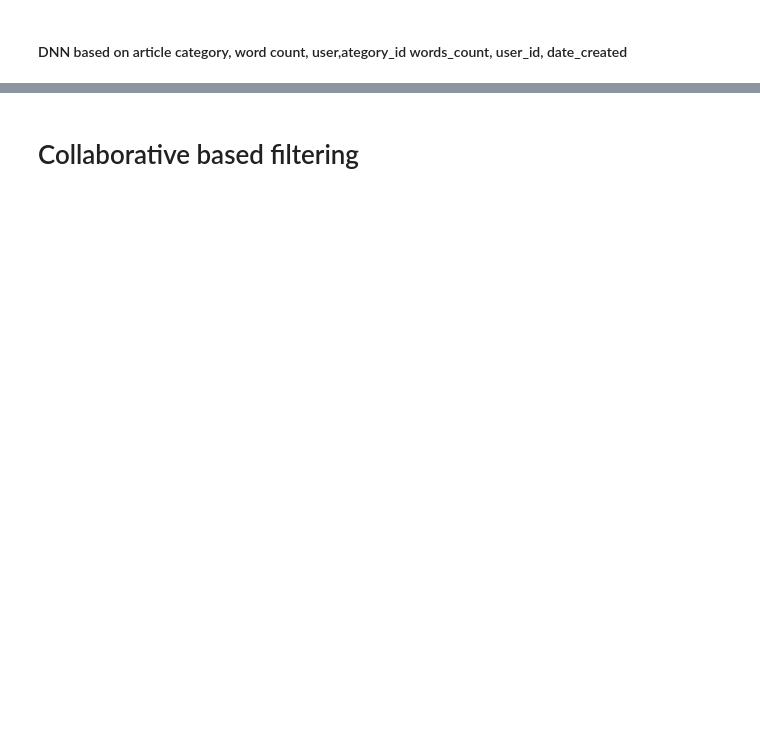
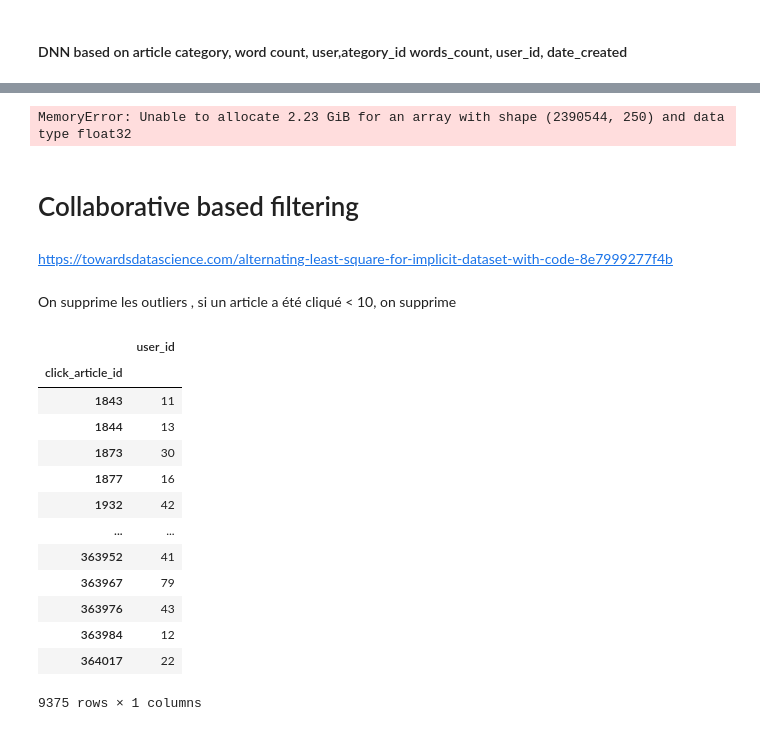
Before and after one commit to Trilian/projet9, a Jupyter notebook: Preprocessing.ipynb, the cells around one changed output, grey strips where cells are left out. Saved outputs shown, nothing was run; the diff lists cells and outputs as text; code cells hidden in the pictures; blank space fills up the shorter version.

Commit message:
modeles finals CF based et collaborative based

```diff
--- a/Preprocessing.ipynb
+++ b/Preprocessing.ipynb
@@ -184,4 +243,14 @@ model.summary()
 # %%
 import multiprocessing
-_max=reordered['words_count'].max()
-model.fit([users,reordered['category_id'],reordered['words_count'].apply(lambda x: x/_max),reordered['created_at_ts'].to_numpy().reshape( -1,1,1)] ,y, epochs=10, batch_size=128,  verbose=1,validation_split=0.2, workers=multiprocessing.cpu_count())
+_max=dfCategory['words_count'].max()
+model.fit([users,
+           dfCategory['category_id'],
+           dfCategory['words_count'].apply(lambda x: x/_max),
+           dfCategory['created_at_ts'].to_numpy().reshape( -1,1,1)] ,
+           y,
+           epochs=10,
+           batch_size=128,
+           verbose=1,
+           validation_split=0.2)
+# %% [output]
+MemoryError: Unable to allocate 2.23 GiB for an array with shape (2390544, 250) and data type float32
@@ -188,2 +259,27 @@ model.fit([users,reordered['category_id'],reordered['words_count'].apply(lambda
 # %% [markdown]
 # Collaborative based filtering
+# %% [markdown]
+https://towardsdatascience.com/alternating-least-square-for-implicit-dataset-with-code-8e7999277f4b
+# %% [markdown]
+On supprime les outliers , si un article a été cliqué < 10, on supprime
+# %%
+dfNbClicksByArticle = dfClicks.groupby(by="click_article_id")['user_id'].count()
+# %%
+dfClicks = pd.DataFrame(dfNbClicksByArticle, columns=["user_id"])
+# %%
+dfClicks[(dfClicks.user_id > 10)]
+# %% [output]
+|  | user_id |
+| click_article_id |  |
+| 1843 | 11 |
+| 1844 | 13 |
+| 1873 | 30 |
+| 1877 | 16 |
+| 1932 | 42 |
+| ... | ... |
+| 363952 | 41 |
+| 363967 | 79 |
+| 363976 | 43 |
+| 363984 | 12 |
+| 364017 | 22 |
+9375 rows × 1 columns
```
Also changed, not shown: parts of 22 cells of this notebook.
